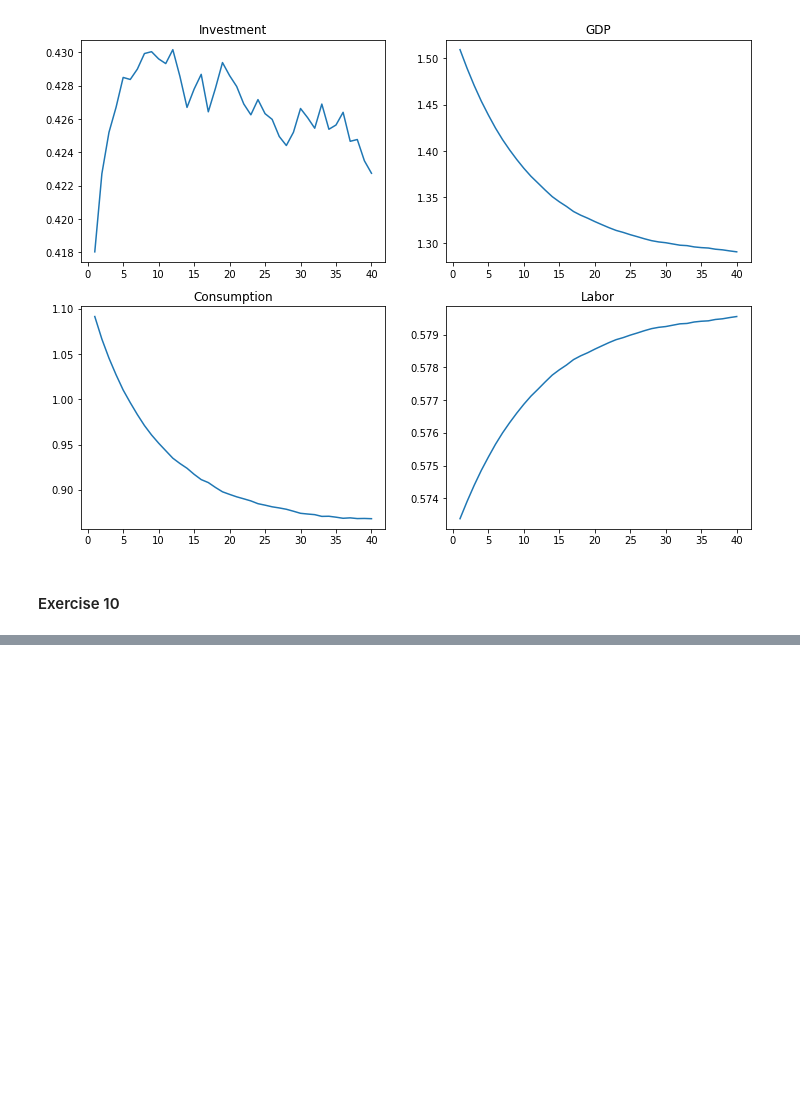
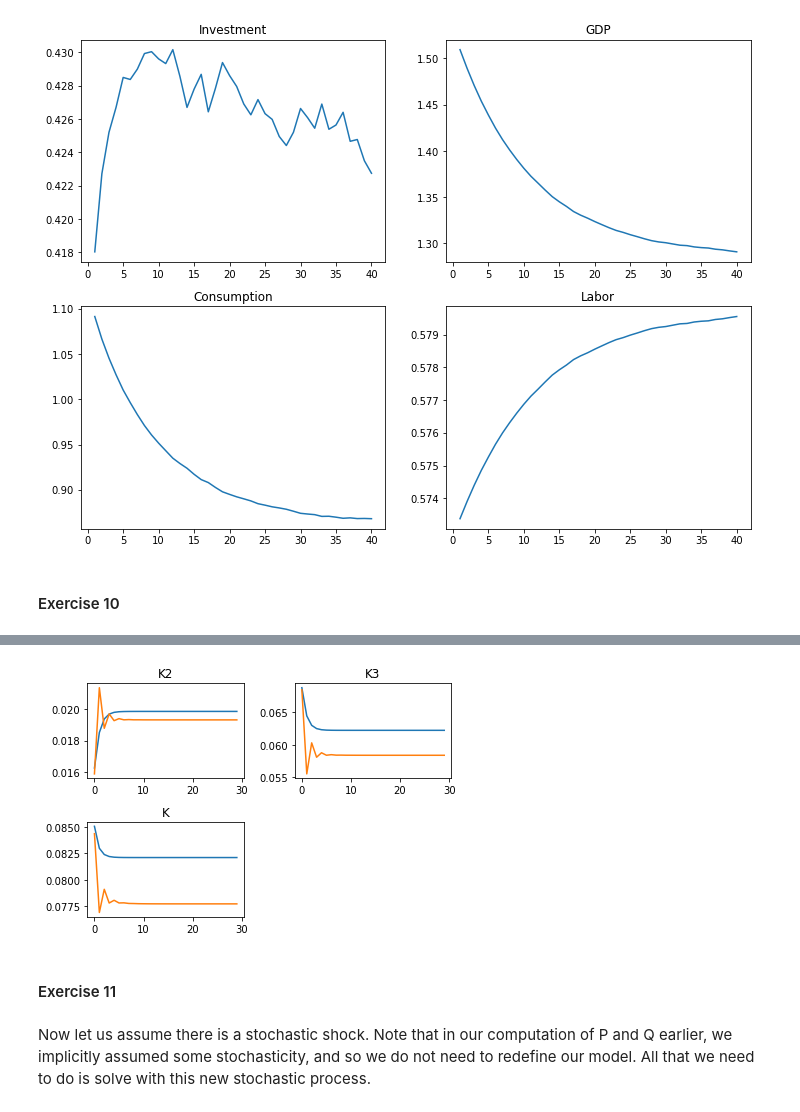
Before and after one commit to weihanchia/OSM-Lab-2017, a Jupyter notebook: Econ/DSGE/DSGE - Linearization.ipynb, the cells around one changed output, grey strips where cells are left out. Drawn from its saved outputs; the diff is of its cells as text; code cells hidden in the pictures; blank space fills up the shorter version.

```diff
--- a/Econ/DSGE/DSGE - Linearization.ipynb
+++ b/Econ/DSGE/DSGE - Linearization.ipynb
@@ -455,0 +532,21 @@ len(avec)
+# %%
+# Lets compute the time path simulation for 100 periods.
+T = 30
+kvec = np.empty((T,2))
+kvec[0,0] = (0.8*K2bar - K2bar)/K2bar
+kvec[0,1] = (1.1*K3bar - K3bar)/K3bar
+
+for i in range(1,T):
+    kvec[i,:] = np.dot(P, kvec[i-1,:])
+kvecreal = np.array([K2bar, K3bar])*np.exp(kvec)
+# %%
+# Now lets also solve our TPI model for results
+%run olg3pernol.py
+args = (beta, sigma, A, alpha, delta)
+n = np.array([1,1,0.2])
+model = olg3pernol(n, args)
+b_init = np.array([0.1,0.5])
+model.ss(b_init)
+perturbation = np.array([0.8,1.1])
+pb = perturbation * np.array([K2bar, K3bar])
+ss = model.perturb(pb, chi = 0.01, T=T)
@@ -455,0 +571,22 @@ len(avec)
+# %%
+# Now we can compare the two
+plt.subplot(221)
+plt.plot(np.arange(len(kvecreal)), kvecreal[:,0])
+plt.plot(np.arange(len(kvecreal)), ss[:30,0])
+plt.title("K2")
+plt.subplot(222)
+plt.plot(np.arange(len(kvecreal)), kvecreal[:,1])
+plt.plot(np.arange(len(kvecreal)), ss[:30,1])
+plt.title("K3")
+plt.subplot(223)
+plt.plot(np.arange(len(kvecreal)), np.sum(kvecreal, axis =1))
+plt.plot(np.arange(len(kvecreal)), np.sum(ss[:30,:], axis = 1))
+plt.title("K")
+plt.tight_layout()
+plt.show()
+# %% [output]
+[figure, added]
+# %% [markdown]
+#### Exercise 11
+# %% [markdown]
+Now let us assume there is a stochastic shock. Note that in our computation of P and Q earlier, we implicitly assumed some stochasticity, and so we do not need to redefine our model. All that we need to do is solve with this new stochastic process.
```
Also changed, not shown: parts of 8 cells of this notebook, 1 other file.
